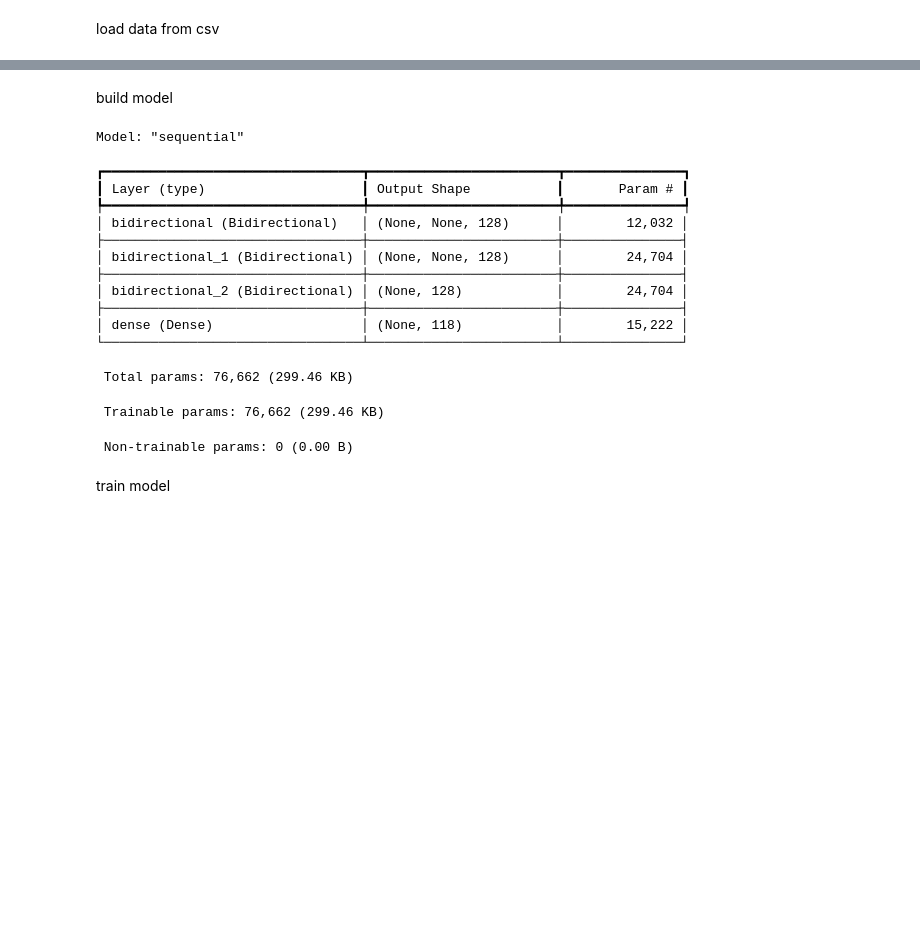
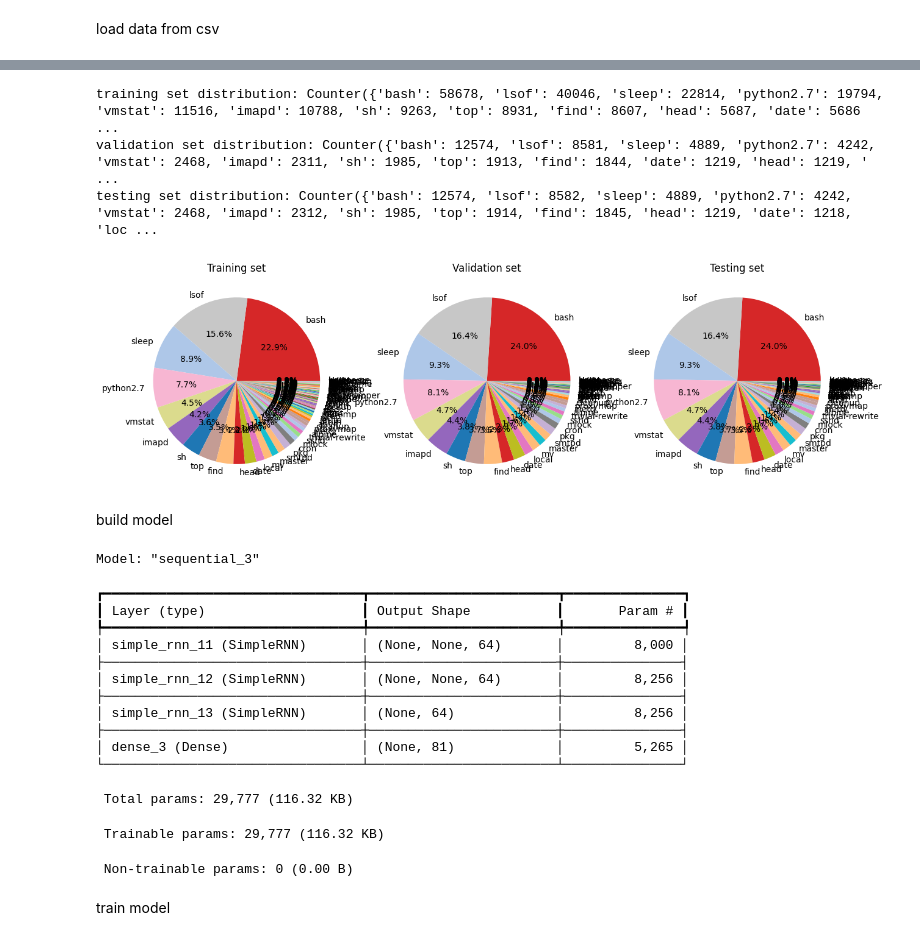
Before and after one commit to JannikRosendahl/bachelor_thesis_models, a Jupyter notebook: rnn.ipynb, the cells around one changed output, grey strips where cells are left out. Drawn from its saved outputs; the diff is of its cells as text; code cells hidden in the pictures; blank space fills up the shorter version.

```diff
--- a/rnn.ipynb
+++ b/rnn.ipynb
@@ -220,0 +166,6 @@ Labels not in testing: set()
+# %%
+# vectorize labels
+label_mapping = { label: i for i, label in enumerate(np.unique(labels)) }
+label_mapping_reverse = { i: label for i, label in enumerate(np.unique(labels)) }
+
+labels = [ label_mapping[label] for label in labels ]
@@ -221,3 +351,44 @@ Labels not in testing: set()
+# %%
+# plot class distribution in all 3 sets
+
+train_distribution = Counter([ label_mapping_reverse[np.argmax(y)] for y in y_train ])
+val_distribution = Counter([ label_mapping_reverse[np.argmax(y)] for y in y_val ])
+test_distribution = Counter([ label_mapping_reverse[np.argmax(y)] for y in y_test ])
+
+print(f'training set distribution: {train_distribution}')
+print(f'validation set distribution: {val_distribution}')
+print(f'testing set distribution: {test_distribution}')
+
+# plot 3 pie plots, use same colors for same classes
+# get colors
+
+colors = plt.cm.tab20.colors
+colors = [ colors[i % 20] for i in range(labels_cardinality) ]
+
+# sort by occurence in training set
+sorted_labels = sorted(train_distribution.keys(), key=lambda x: train_distribution[x], reverse=True)
+
+train_sizes = [ train_distribution[label] for label in sorted_labels ]
+val_sizes = [ val_distribution[label] for label in sorted_labels ]
+test_sizes = [ test_distribution[label] for label in sorted_labels ]
+
+fig, axs = plt.subplots(1, 3, figsize=(15, 5))
+
+axs[0].pie(train_sizes, labels=sorted_labels, autopct='%1.1f%%', colors=[colors[label_mapping[label]] for label in sorted_labels])
+axs[0].set_title('Training set')
+
+axs[1].pie(val_sizes, labels=sorted_labels, autopct='%1.1f%%', colors=[colors[label_mapping[label]] for label in sorted_labels])
+axs[1].set_title('Validation set')
+
+axs[2].pie(test_sizes, labels=sorted_labels, autopct='%1.1f%%', colors=[colors[label_mapping[label]] for label in sorted_labels])
+axs[2].set_title('Testing set')
+
+plt.show()
+# %% [output]
+training set distribution: Counter({'bash': 58678, 'lsof': 40046, 'sleep': 22814, 'python2.7': 19794, 'vmstat': 11516, 'imapd': 10788, 'sh': 9263, 'top': 8931, 'find': 8607, 'head': 5687, 'date': 5686 ...
+validation set distribution: Counter({'bash': 12574, 'lsof': 8581, 'sleep': 4889, 'python2.7': 4242, 'vmstat': 2468, 'imapd': 2311, 'sh': 1985, 'top': 1913, 'find': 1844, 'date': 1219, 'head': 1219, ' ...
+testing set distribution: Counter({'bash': 12574, 'lsof': 8582, 'sleep': 4889, 'python2.7': 4242, 'vmstat': 2468, 'imapd': 2312, 'sh': 1985, 'top': 1914, 'find': 1845, 'head': 1219, 'date': 1218, 'loc ...
+[figure, added]
 # %%
 class Generator(tf.keras.utils.Sequence):
     def __init__(self, X, y, batch_size, fixed_length, **kwargs):
@@ -264,29 +430,29 @@ class Generator(tf.keras.utils.Sequence):
 build model
 # %%
 model = Sequential(layers=[
-    Input(shape=(None, no_features)),
-    Bidirectional(SimpleRNN(64, return_sequences=True)),
-    Bidirectional(SimpleRNN(64, return_sequences=True)),
-    Bidirectional(SimpleRNN(64, return_sequences=False)),
-    Dense(no_labels, activation='softmax')
+    Input(shape=(None, feature_vector_cardinality)),
+    SimpleRNN(64, return_sequences=True),
+    SimpleRNN(64, return_sequences=True),
+    SimpleRNN(64, return_sequences=False),
+    Dense(labels_cardinality, activation='softmax')
 ])
 
 model.summary()
 # %% [output]
-Model: "sequential"
+Model: "sequential_3"
 ┏━━━━━━━━━━━━━━━━━━━━━━━━━━━━━━━━━┳━━━━━━━━━━━━━━━━━━━━━━━━┳━━━━━━━━━━━━━━━┓
 ┃ Layer (type)                    ┃ Output Shape           ┃       Param # ┃
 ┡━━━━━━━━━━━━━━━━━━━━━━━━━━━━━━━━━╇━━━━━━━━━━━━━━━━━━━━━━━━╇━━━━━━━━━━━━━━━┩
-│ bidirectional (Bidirectional)   │ (None, None, 128)      │        12,032 │
+│ simple_rnn_11 (SimpleRNN)       │ (None, None, 64)       │         8,000 │
 ├─────────────────────────────────┼────────────────────────┼───────────────┤
-│ bidirectional_1 (Bidirectional) │ (None, None, 128)      │        24,704 │
+│ simple_rnn_12 (SimpleRNN)       │ (None, None, 64)       │         8,256 │
 ├─────────────────────────────────┼────────────────────────┼───────────────┤
-│ bidirectional_2 (Bidirectional) │ (None, 128)            │        24,704 │
+│ simple_rnn_13 (SimpleRNN)       │ (None, 64)             │         8,256 │
 ├─────────────────────────────────┼────────────────────────┼───────────────┤
-│ dense (Dense)                   │ (None, 118)            │        15,222 │
+│ dense_3 (Dense)                 │ (None, 81)             │         5,265 │
 └─────────────────────────────────┴────────────────────────┴───────────────┘
- Total params: 76,662 (299.46 KB)
+ Total params: 29,777 (116.32 KB)
- Trainable params: 76,662 (299.46 KB)
+ Trainable params: 29,777 (116.32 KB)
  Non-trainable params: 0 (0.00 B)
 # %%
 early_stop = EarlyStopping(
```
Also changed, not shown: parts of 19 cells of this notebook, 3 other files.
